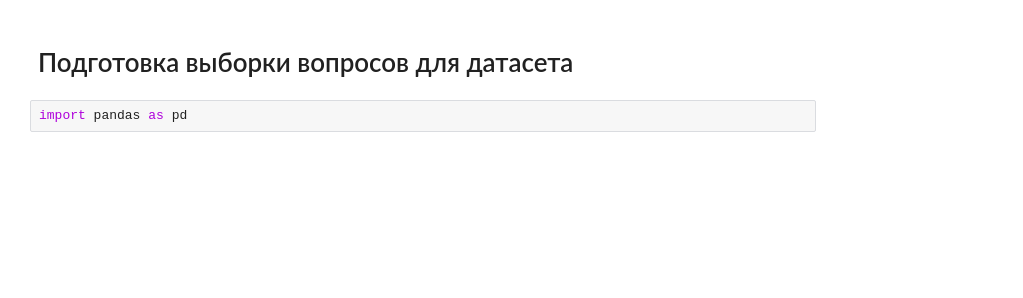
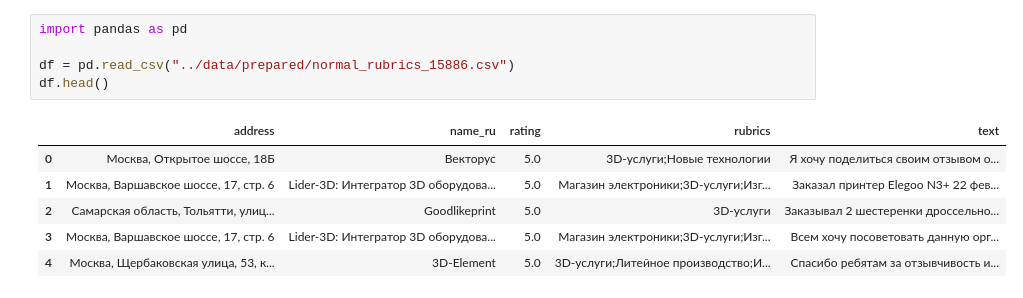
Before and after one commit to miem-refugees/travel-agent, a Jupyter notebook: notebooks/questions.ipynb, the cells around one changed output. Drawn from its saved outputs; the diff is of its cells as text; blank space fills up the shorter version.

```diff
--- a/notebooks/questions.ipynb
+++ b/notebooks/questions.ipynb
@@ -1,4 +1,12 @@
-# %% [markdown]
-# Подготовка выборки вопросов для датасета
 # %%
 import pandas as pd
+
+df = pd.read_csv("../data/prepared/normal_rubrics_15886.csv")
+df.head()
+# %% [output]
+|  | address | name_ru | rating | rubrics | text |
+| 0 | Москва, Открытое шоссе, 18Б | Векторус | 5.0 | 3D-услуги;Новые технологии | Я хочу поделиться своим отзывом о... |
+| 1 | Москва, Варшавское шоссе, 17, стр. 6 | Lider-3D: Интегратор 3D оборудова... | 5.0 | Магазин электроники;3D-услуги;Изг... | Заказал принтер Elegoo N3+ 22 фев... |
+| 2 | Самарская область, Тольятти, улиц... | Goodlikeprint | 5.0 | 3D-услуги | Заказывал 2 шестеренки дроссельно... |
+| 3 | Москва, Варшавское шоссе, 17, стр. 6 | Lider-3D: Интегратор 3D оборудова... | 5.0 | Магазин электроники;3D-услуги;Изг... | Всем хочу посоветовать данную орг... |
+| 4 | Москва, Щербаковская улица, 53, к... | 3D-Element | 5.0 | 3D-услуги;Литейное производство;И... | Спасибо ребятам за отзывчивость и... |
```
Also changed, not shown: parts of 4 cells of this notebook, 10 other files.
